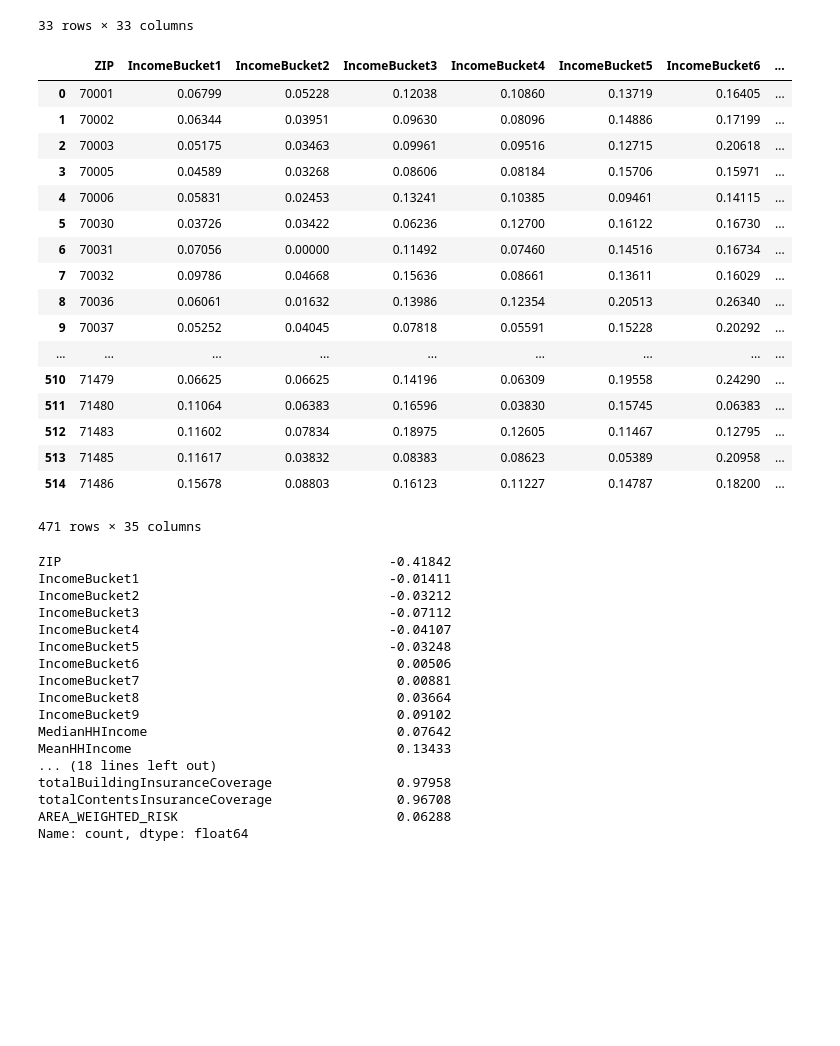
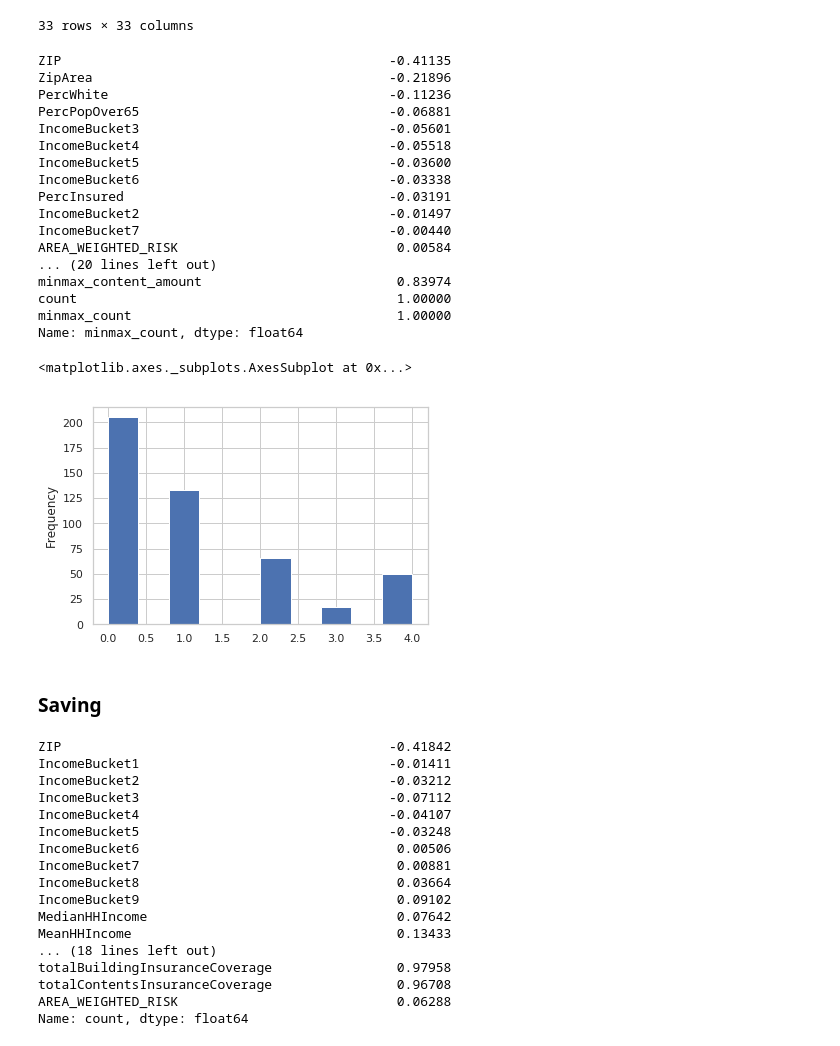
Before and after one commit to snme/DS4A, a Jupyter notebook: NFIP Cleaning, Naive Linear Regression, Feature Selection.ipynb, the cells around one changed output. Cells and saved outputs as stored; diff of their text form; code cells hidden in the pictures; blank space fills up the shorter version.

```diff
--- a/NFIP Cleaning, EDA, and Linear Regression.ipynb
+++ b/NFIP Cleaning, Naive Linear Regression, Feature Selection.ipynb
@@ -433,25 +433,63 @@ se_count_merged_interp['AREA_WEIGHTED_RISK'].mean()
 se_count_merged_clean = se_count_merged_interp[~se_count_merged_interp[['Density', 'PercLatino', 'BachelorsRate', 'HousingUnits', 'TotalPop',
        'Pop', 'AREA_WEIGHTED_RISK', 'PercAsian', 'PercBlack', 'MeanHHIncome',
        'UnempRate', 'MedianHHIncome', 'PercInsured', 'PercWhite', 'ZipArea']].isna().any(axis=1)]
-se_count_merged_clean
+minmax = se_count_merged_clean.copy()
+minmax['count'] = minmax['count'] / minmax['TotalPop'] * minmax['Density']
+minmax['minmax_count'] = minmax['count'] - minmax['count'].min()
+minmax['minmax_count'] = minmax['minmax_count'] / minmax['minmax_count'].max()
+minmax['minmax_content_amount'] = minmax['totalBuildingInsuranceCoverage'] - minmax['totalBuildingInsuranceCoverage'].min()
+minmax['minmax_content_amount'] = minmax['minmax_content_amount'] / minmax['minmax_content_amount'].max()
+minmax.corr()['minmax_count'].sort_values()
 # %% [output]
-|  | ZIP | IncomeBucket1 | IncomeBucket2 | IncomeBucket3 | IncomeBucket4 | IncomeBucket5 | IncomeBucket6 | ... |
-| 0 | 70001 | 0.06799 | 0.05228 | 0.12038 | 0.10860 | 0.13719 | 0.16405 | ... |
-| 1 | 70002 | 0.06344 | 0.03951 | 0.09630 | 0.08096 | 0.14886 | 0.17199 | ... |
-| 2 | 70003 | 0.05175 | 0.03463 | 0.09961 | 0.09516 | 0.12715 | 0.20618 | ... |
-| 3 | 70005 | 0.04589 | 0.03268 | 0.08606 | 0.08184 | 0.15706 | 0.15971 | ... |
-| 4 | 70006 | 0.05831 | 0.02453 | 0.13241 | 0.10385 | 0.09461 | 0.14115 | ... |
-| 5 | 70030 | 0.03726 | 0.03422 | 0.06236 | 0.12700 | 0.16122 | 0.16730 | ... |
-| 6 | 70031 | 0.07056 | 0.00000 | 0.11492 | 0.07460 | 0.14516 | 0.16734 | ... |
-| 7 | 70032 | 0.09786 | 0.04668 | 0.15636 | 0.08661 | 0.13611 | 0.16029 | ... |
-| 8 | 70036 | 0.06061 | 0.01632 | 0.13986 | 0.12354 | 0.20513 | 0.26340 | ... |
-| 9 | 70037 | 0.05252 | 0.04045 | 0.07818 | 0.05591 | 0.15228 | 0.20292 | ... |
-| ... | ... | ... | ... | ... | ... | ... | ... | ... |
-| 510 | 71479 | 0.06625 | 0.06625 | 0.14196 | 0.06309 | 0.19558 | 0.24290 | ... |
-| 511 | 71480 | 0.11064 | 0.06383 | 0.16596 | 0.03830 | 0.15745 | 0.06383 | ... |
-| 512 | 71483 | 0.11602 | 0.07834 | 0.18975 | 0.12605 | 0.11467 | 0.12795 | ... |
-| 513 | 71485 | 0.11617 | 0.03832 | 0.08383 | 0.08623 | 0.05389 | 0.20958 | ... |
-| 514 | 71486 | 0.15678 | 0.08803 | 0.16123 | 0.11227 | 0.14787 | 0.18200 | ... |
-471 rows × 35 columns
+ZIP                                          -0.41135
+ZipArea                                      -0.21896
+PercWhite                                    -0.11236
+PercPopOver65                                -0.06881
+IncomeBucket3                                -0.05601
+IncomeBucket4                                -0.05518
+IncomeBucket5                                -0.03600
+IncomeBucket6                                -0.03338
+PercInsured                                  -0.03191
+IncomeBucket2                                -0.01497
+IncomeBucket7                                -0.00440
+AREA_WEIGHTED_RISK                            0.00584
+... (20 lines left out)
+minmax_content_amount                         0.83974
+count                                         1.00000
+minmax_count                                  1.00000
+Name: minmax_count, dtype: float64
+# %%
+count_vals = minmax['count'].sort_values().reset_index().groupby('count').count()
+
+#equally sized bins: 0, 0.34, 4.68, 20.25, more
+equal_sized=pd.cut(minmax['count'].sort_values(), 5).unique()
+
+#bins?
+first = 0
+second = count_vals.iloc[1:].reset_index()['count'].quantile(.5)
+third = count_vals.iloc[1:].reset_index()['count'].quantile(.75)
+fourth = count_vals[count_vals.index > 4.683].reset_index()['count'].quantile(.25)
+
+bins = (first, second, third, fourth)
+# %%
+def categorize(count):
+    if count == 0:
+        return 0
+    elif count < bins[1]:
+        return 1
+    elif count < bins[2]:
+        return 2
+    elif count <= bins[3]:
+        return 3
+    else: # count > bins[1]:
+        return 4
+categorized = minmax.copy()
+categorized['labels'] = categorized['count'].apply(categorize)
+categorized['labels'].plot.hist()
+# %% [output]
+<matplotlib.axes._subplots.AxesSubplot at 0x...>
+[figure, added]
+# %% [markdown]
+### Saving
 # %%
 se_count_merged_clean.to_csv('final_set.csv')
```
Also changed, not shown: parts of 28 cells of this notebook, 2 other files.
